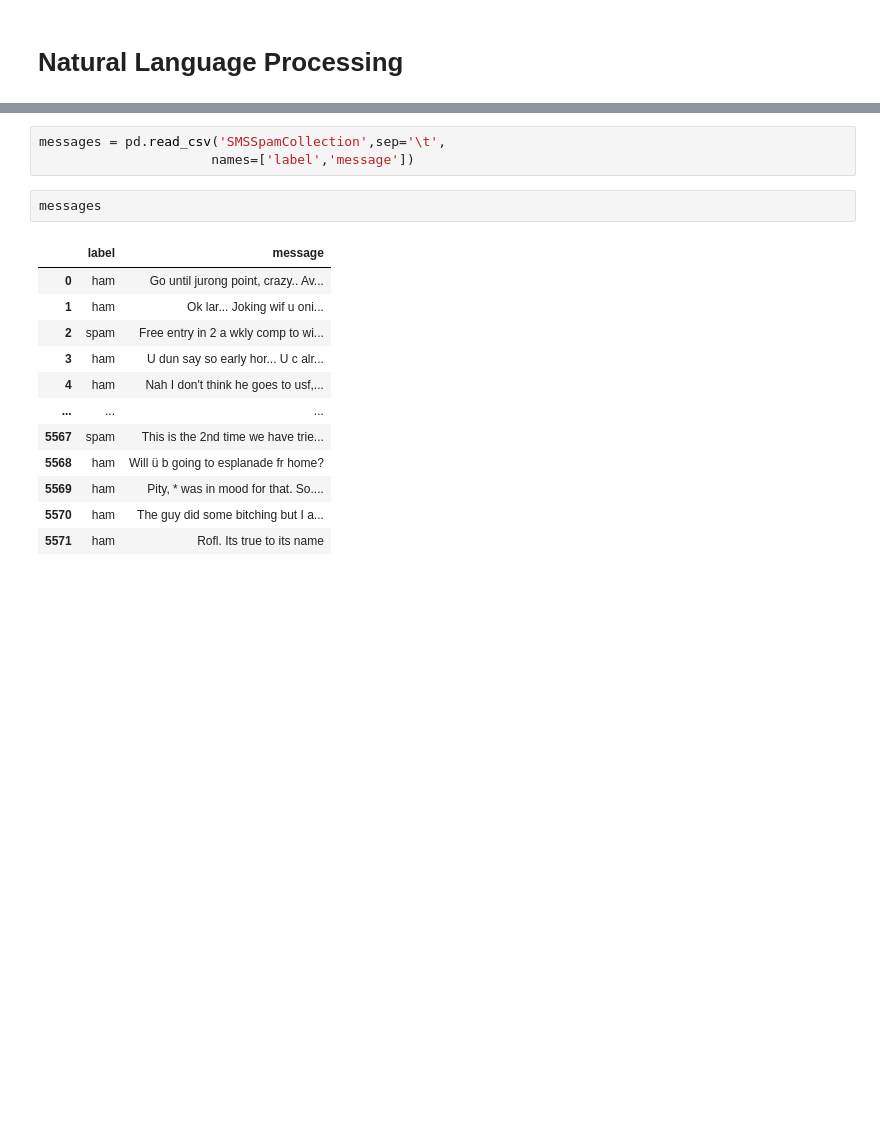
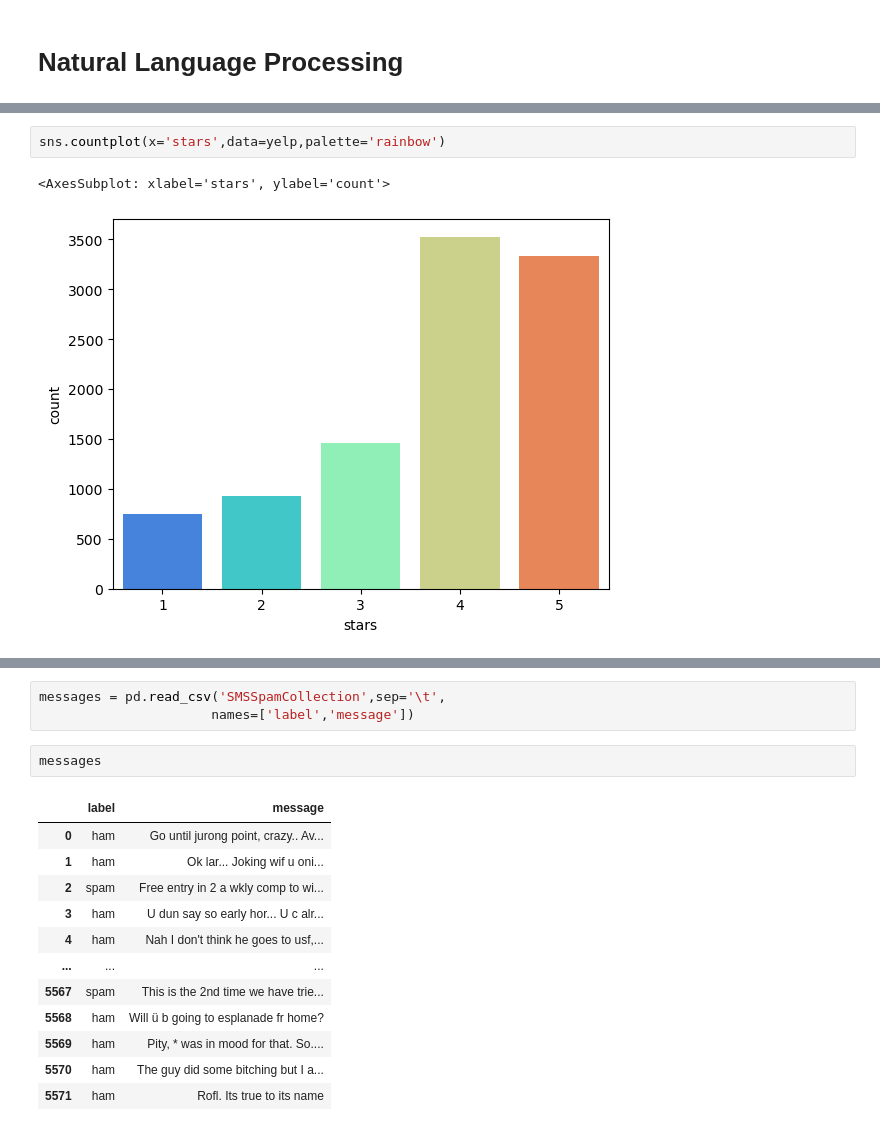
Before and after one commit to Numann-Malik/NLP, a Jupyter notebook: NLP.ipynb, the cells around one changed output, grey strips where cells are left out. Saved outputs shown, nothing was run; the diff lists cells and outputs as text; blank space fills up the shorter version.

```diff
--- a/NLP.ipynb
+++ b/NLP.ipynb
@@ -13,0 +51,5 @@ from nltk.corpus import stopwords
+# %%
+sns.countplot(x='stars',data=yelp,palette='rainbow')
+# %% [output]
+<AxesSubplot: xlabel='stars', ylabel='count'>
+[figure, added]
```
Also changed, not shown: parts of 62 cells of this notebook, 1 other file.
